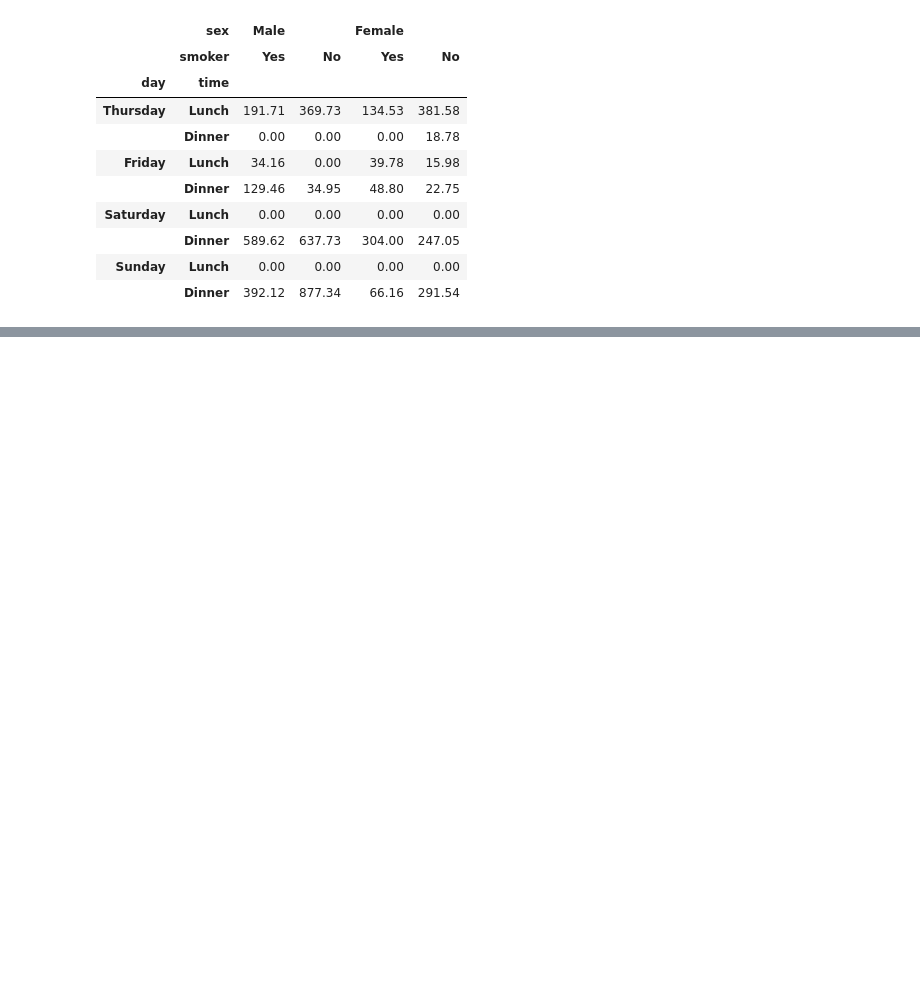
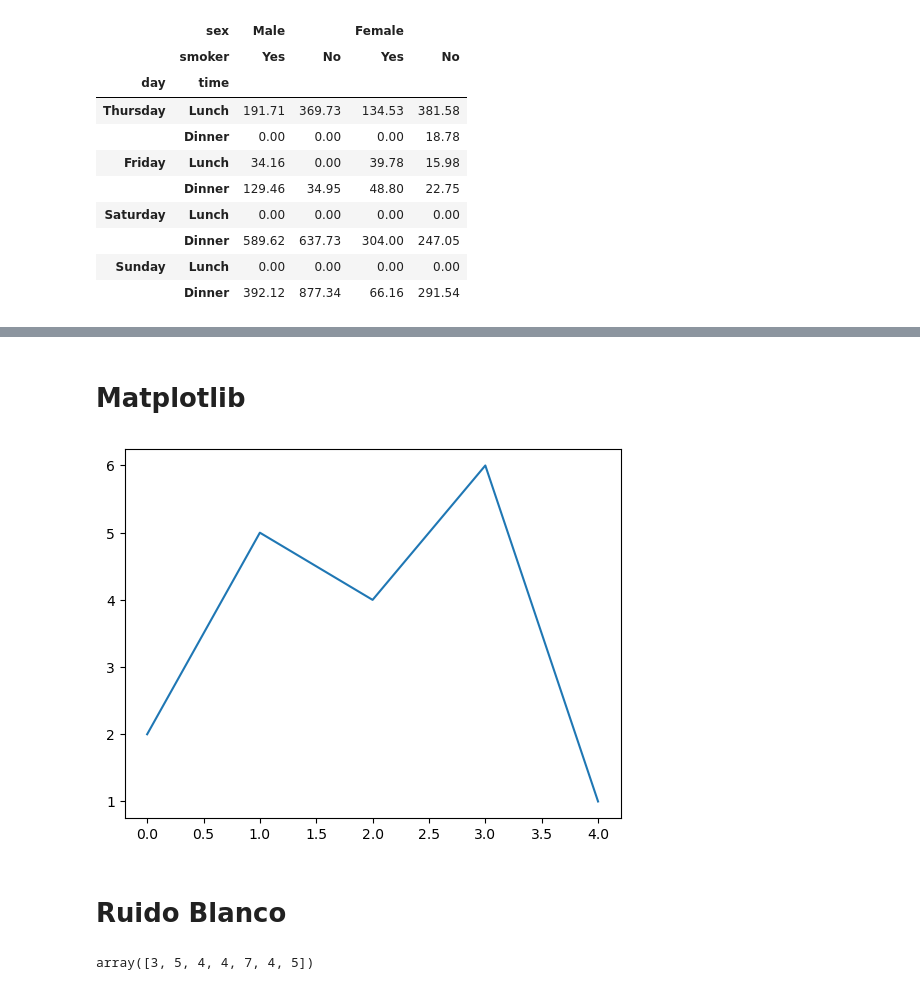
Before and after one commit to Dans182/jupyter-python, a Jupyter notebook: Daniel/20240416.ipynb, the cells around one changed output, grey strips where cells are left out. Drawn from its saved outputs; the diff is of its cells as text; code cells hidden in the pictures; blank space fills up the shorter version.

```diff
--- a/Daniel/20240416.ipynb
+++ b/Daniel/20240416.ipynb
@@ -251,0 +271,2 @@ tips.pivot_table(index = ["day", "time"], columns = ["sex", "smoker"], values =
+# %% [markdown]
+# Matplotlib
@@ -251,0 +277,7 @@ tips.pivot_table(index = ["day", "time"], columns = ["sex", "smoker"], values =
+# %%
+plt.plot([2,5,4,6,1]);
+plt.show()
+# %% [output]
+[figure, added]
+# %% [markdown]
+# Ruido Blanco
@@ -251,0 +286,4 @@ tips.pivot_table(index = ["day", "time"], columns = ["sex", "smoker"], values =
+# %%
+generator.integers(3, 8, size = 7)
+# %% [output]
+array([3, 5, 4, 4, 7, 4, 5])
```
Also changed, not shown: parts of 15 cells of this notebook.
